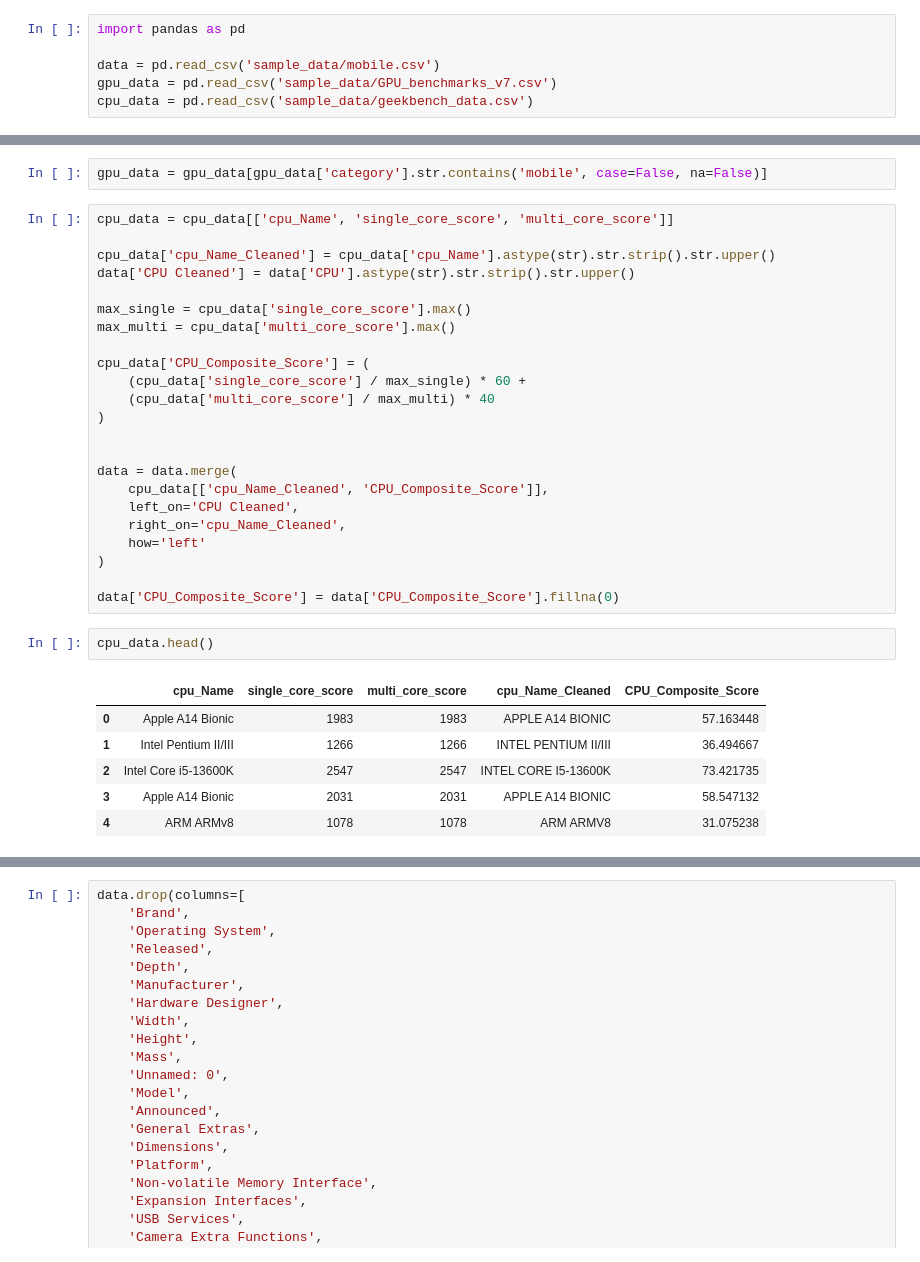
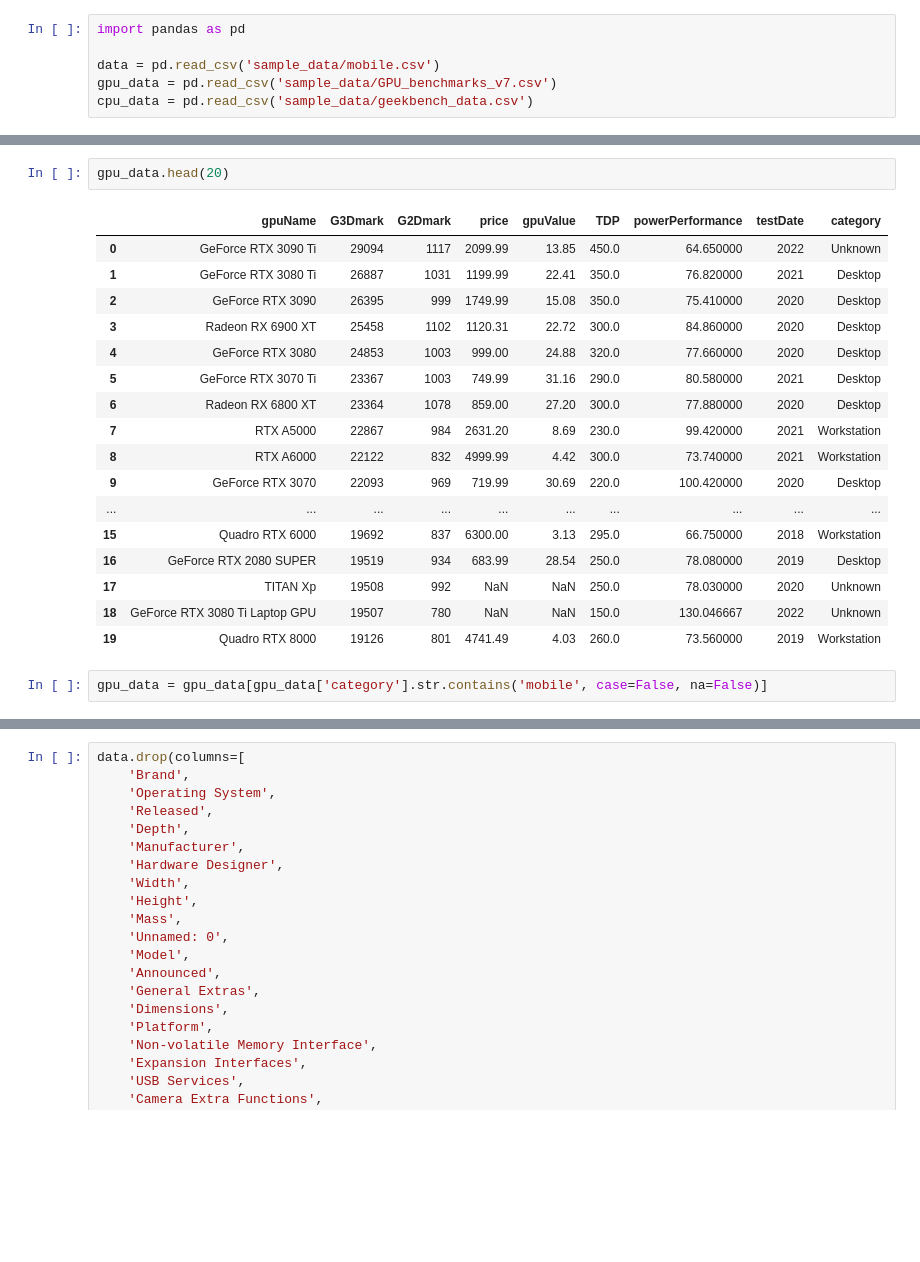
Before and after one commit to DariusVaida/Android_Benchmarking_App, a Jupyter notebook: Untitled0.ipynb, the cells around one changed output, grey strips where cells are left out. Saved outputs shown, nothing was run; the diff lists cells and outputs as text; blank space fills up the shorter version.

```diff
--- a/Untitled0.ipynb
+++ b/Untitled0.ipynb
@@ -9,34 +85,22 @@ cpu_data = pd.read_csv('sample_data/geekbench_data.csv')
+# %%
+gpu_data.head(20)
+# %% [output]
+|  | gpuName | G3Dmark | G2Dmark | price | gpuValue | TDP | powerPerformance | testDate | category |
+| 0 | GeForce RTX 3090 Ti | 29094 | 1117 | 2099.99 | 13.85 | 450.0 | 64.650000 | 2022 | Unknown |
+| 1 | GeForce RTX 3080 Ti | 26887 | 1031 | 1199.99 | 22.41 | 350.0 | 76.820000 | 2021 | Desktop |
+| 2 | GeForce RTX 3090 | 26395 | 999 | 1749.99 | 15.08 | 350.0 | 75.410000 | 2020 | Desktop |
+| 3 | Radeon RX 6900 XT | 25458 | 1102 | 1120.31 | 22.72 | 300.0 | 84.860000 | 2020 | Desktop |
+| 4 | GeForce RTX 3080 | 24853 | 1003 | 999.00 | 24.88 | 320.0 | 77.660000 | 2020 | Desktop |
+| 5 | GeForce RTX 3070 Ti | 23367 | 1003 | 749.99 | 31.16 | 290.0 | 80.580000 | 2021 | Desktop |
+| 6 | Radeon RX 6800 XT | 23364 | 1078 | 859.00 | 27.20 | 300.0 | 77.880000 | 2020 | Desktop |
+| 7 | RTX A5000 | 22867 | 984 | 2631.20 | 8.69 | 230.0 | 99.420000 | 2021 | Workstation |
+| 8 | RTX A6000 | 22122 | 832 | 4999.99 | 4.42 | 300.0 | 73.740000 | 2021 | Workstation |
+| 9 | GeForce RTX 3070 | 22093 | 969 | 719.99 | 30.69 | 220.0 | 100.420000 | 2020 | Desktop |
+| ... | ... | ... | ... | ... | ... | ... | ... | ... | ... |
+| 15 | Quadro RTX 6000 | 19692 | 837 | 6300.00 | 3.13 | 295.0 | 66.750000 | 2018 | Workstation |
+| 16 | GeForce RTX 2080 SUPER | 19519 | 934 | 683.99 | 28.54 | 250.0 | 78.080000 | 2019 | Desktop |
+| 17 | TITAN Xp | 19508 | 992 | NaN | NaN | 250.0 | 78.030000 | 2020 | Unknown |
+| 18 | GeForce RTX 3080 Ti Laptop GPU | 19507 | 780 | NaN | NaN | 150.0 | 130.046667 | 2022 | Unknown |
+| 19 | Quadro RTX 8000 | 19126 | 801 | 4741.49 | 4.03 | 260.0 | 73.560000 | 2019 | Workstation |
 # %%
 gpu_data = gpu_data[gpu_data['category'].str.contains('mobile', case=False, na=False)]
-# %%
-cpu_data = cpu_data[['cpu_Name', 'single_core_score', 'multi_core_score']]
-
-cpu_data['cpu_Name_Cleaned'] = cpu_data['cpu_Name'].astype(str).str.strip().str.upper()
-data['CPU Cleaned'] = data['CPU'].astype(str).str.strip().str.upper()
-
-max_single = cpu_data['single_core_score'].max()
-max_multi = cpu_data['multi_core_score'].max()
-
-cpu_data['CPU_Composite_Score'] = (
-    (cpu_data['single_core_score'] / max_single) * 60 +
-    (cpu_data['multi_core_score'] / max_multi) * 40
-)
-
-
-data = data.merge(
-    cpu_data[['cpu_Name_Cleaned', 'CPU_Composite_Score']],
-    left_on='CPU Cleaned',
-    right_on='cpu_Name_Cleaned',
-    how='left'
-)
-
-data['CPU_Composite_Score'] = data['CPU_Composite_Score'].fillna(0)
-# %%
-cpu_data.head()
-# %% [output]
-|  | cpu_Name | single_core_score | multi_core_score | cpu_Name_Cleaned | CPU_Composite_Score |
-| 0 | Apple A14 Bionic | 1983 | 1983 | APPLE A14 BIONIC | 57.163448 |
-| 1 | Intel Pentium II/III | 1266 | 1266 | INTEL PENTIUM II/III | 36.494667 |
-| 2 | Intel Core i5-13600K | 2547 | 2547 | INTEL CORE I5-13600K | 73.421735 |
-| 3 | Apple A14 Bionic | 2031 | 2031 | APPLE A14 BIONIC | 58.547132 |
-| 4 | ARM ARMv8 | 1078 | 1078 | ARM ARMV8 | 31.075238 |
```
Also changed, not shown: parts of 19 cells of this notebook.
